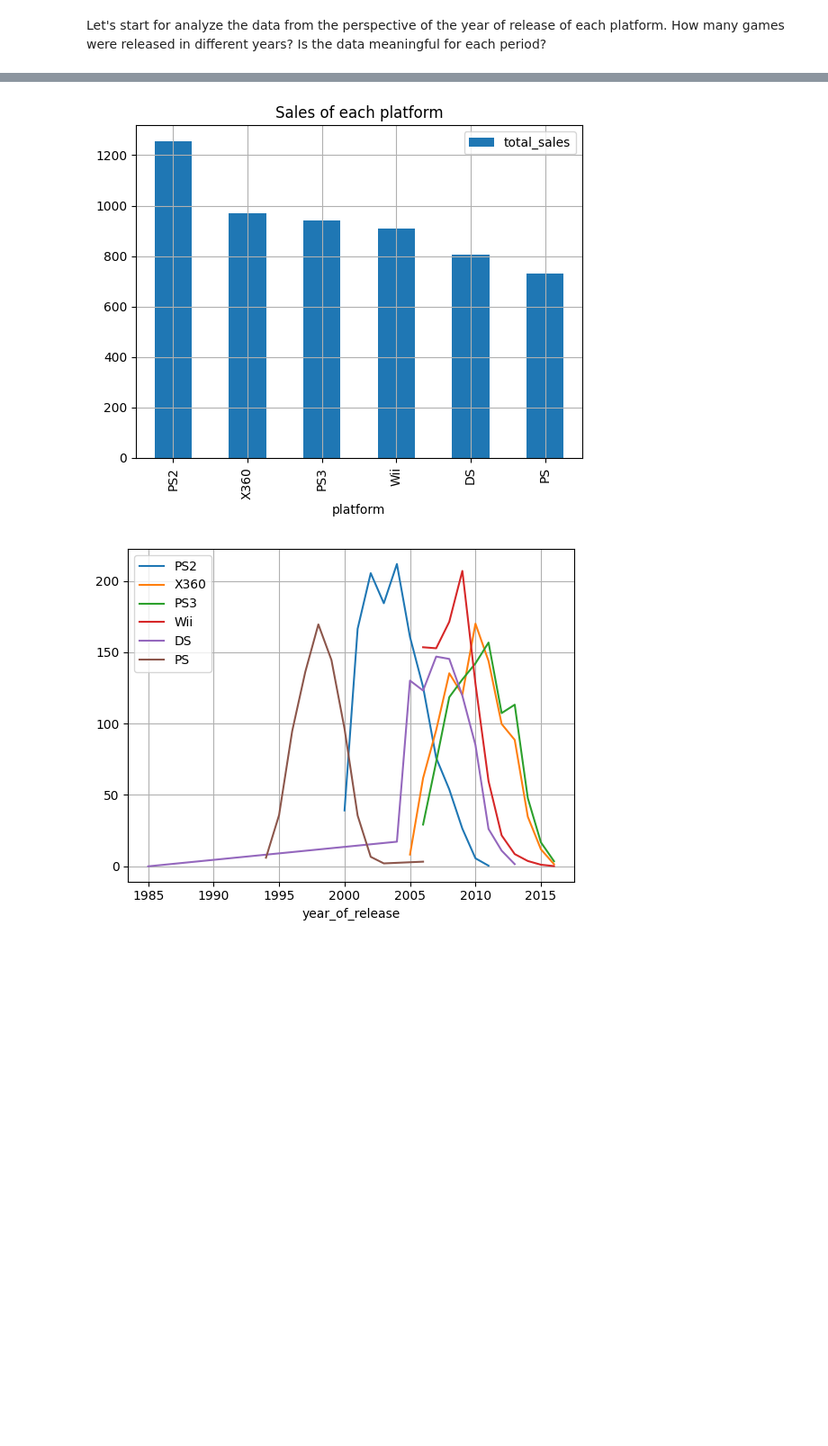
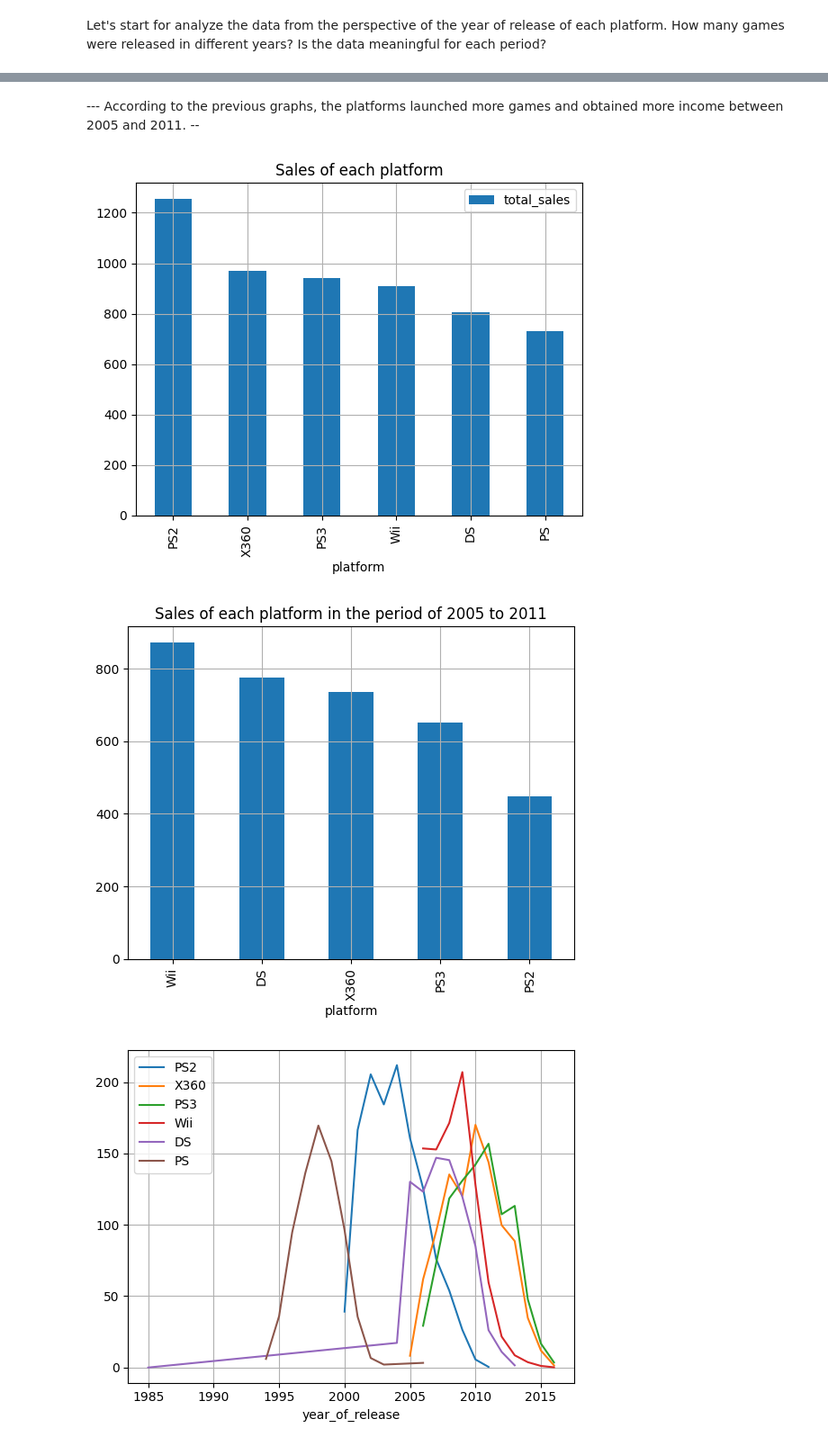
Before and after one commit to JimenaMaSuMu/VideoGameProject, a Jupyter notebook: code.ipynb, the cells around one changed output, grey strips where cells are left out. Shown: that part at 90% size. Saved outputs shown, nothing was run; the diff lists cells and outputs as text; code cells hidden in the pictures; blank space fills up the shorter version.

```diff
--- a/code.ipynb
+++ b/code.ipynb
@@ -230,13 +234,22 @@ Total of games released by years by each platforms:
+# %% [markdown]
+--- According to the previous graphs, the platforms launched more games and obtained more income between 2005 and 2011. --
 # %%
 #PLATFORMS TOP 6 IN SALES.
+
 sales_platforms= games.groupby('platform')['total_sales'].sum().sort_values(ascending=False).reset_index()
 top=sales_platforms[sales_platforms['total_sales']>700]
 #print(top)
 top.plot(kind='bar',x='platform',y='total_sales',title='Sales of each platform',grid=True)
 plt.show()
 games_top = games.query("platform in @top.platform")
+
+sales_platforms_period = games[(games['year_of_release']>2004) & (games['year_of_release']<2012)].groupby('platform')['total_sales'].sum().sort_values(ascending=False)
+top_period = sales_platforms_period[s_p>400]
+top_period.plot(kind='bar',x='platform',y='total_sales',title='Sales of each platform in the period of 2005 to 2011',grid=True)
+plt.show()
 # %% [output]
 [figure]
+[figure, added]
 # %%
 #GRAPHING SALES OF TOP 6 PLATFORMS.
 PS2=games_top[games_top['platform']=='PS2'].groupby('year_of_release')['total_sales'].sum()
```
Also changed, not shown: parts of 10 cells of this notebook.
